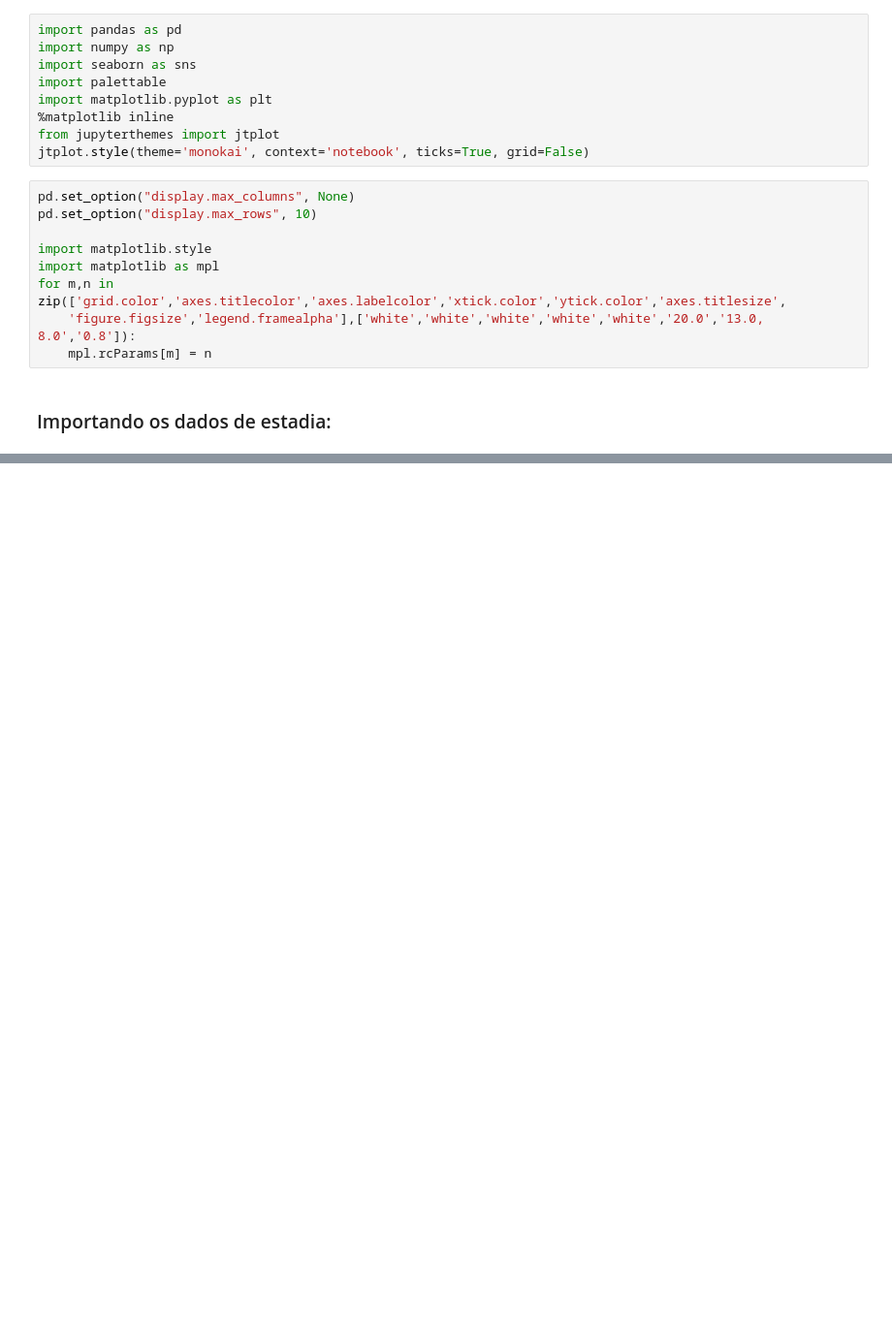
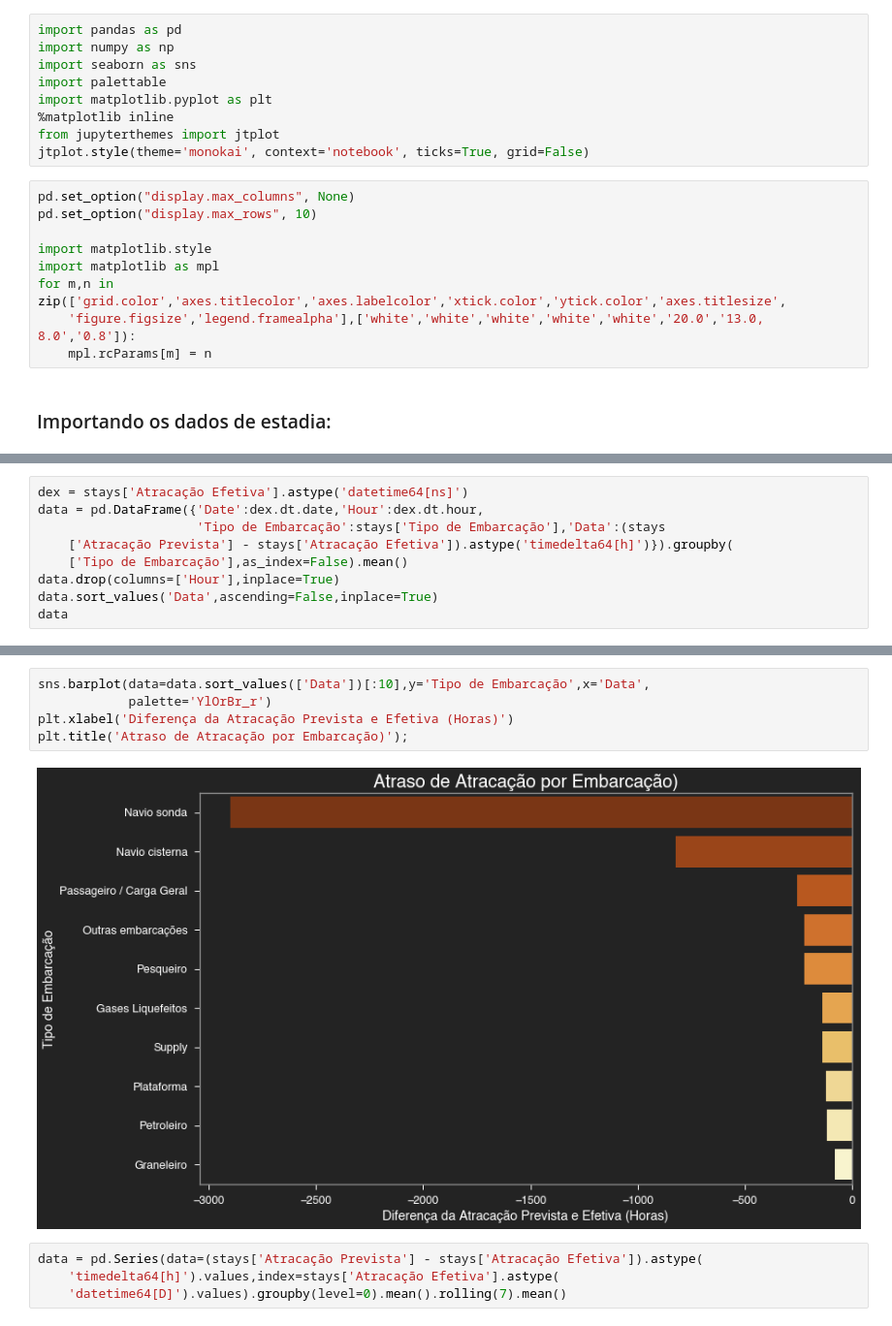
Before and after one commit to danielnrocha/BrasilHackExport, a Jupyter notebook: Projeto Porto Inteligente.ipynb, the cells around one changed output, grey strips where cells are left out. Shown at 97% size. Cells and saved outputs as stored; diff of their text form; blank space fills up the shorter version.

```diff
--- a/Projeto Porto Inteligente.ipynb
+++ b/Projeto Porto Inteligente.ipynb
@@ -95,0 +198,9 @@ vehicle_date.head(2)
+# %%
+dex = stays['Atracação Efetiva'].astype('datetime64[ns]')
+data = pd.DataFrame({'Date':dex.dt.date,'Hour':dex.dt.hour,
+                     'Tipo de Embarcação':stays['Tipo de Embarcação'],'Data':(stays
+    ['Atracação Prevista'] - stays['Atracação Efetiva']).astype('timedelta64[h]')}).groupby(
+    ['Tipo de Embarcação'],as_index=False).mean()
+data.drop(columns=['Hour'],inplace=True)
+data.sort_values('Data',ascending=False,inplace=True)
+data
@@ -95,0 +225,11 @@ vehicle_date.head(2)
+# %%
+sns.barplot(data=data.sort_values(['Data'])[:10],y='Tipo de Embarcação',x='Data',
+            palette='YlOrBr_r')
+plt.xlabel('Diferença da Atracação Prevista e Efetiva (Horas)')
+plt.title('Atraso de Atracação por Embarcação)');
+# %% [output]
+[figure, added]
+# %%
+data = pd.Series(data=(stays['Atracação Prevista'] - stays['Atracação Efetiva']).astype(
+    'timedelta64[h]').values,index=stays['Atracação Efetiva'].astype(
+    'datetime64[D]').values).groupby(level=0).mean().rolling(7).mean()
```
Also changed, not shown: parts of 68 cells of this notebook, 1 other file.
